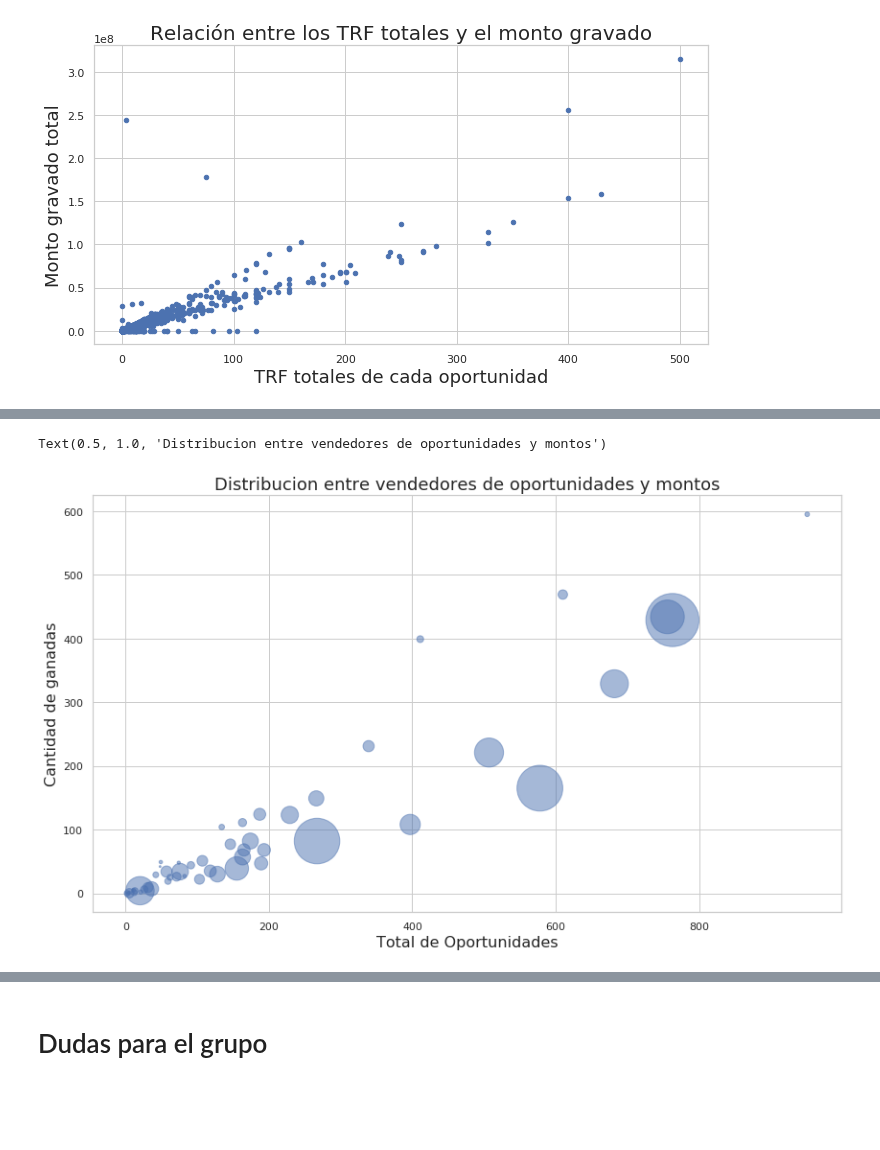
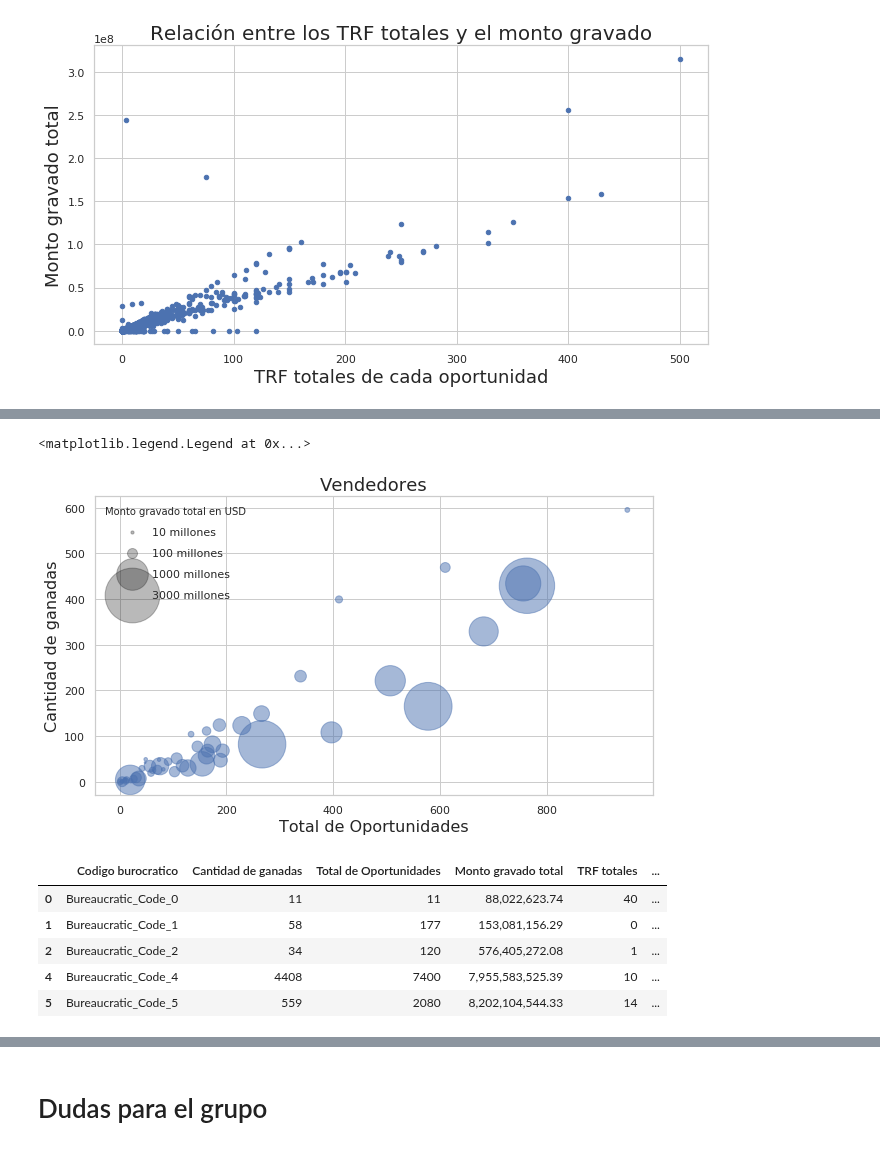
Before and after one commit to germanbc/Organizacion-de-Datos-2c2020-TP1, a Jupyter notebook: TP1 - German.ipynb, the cells around one changed output, grey strips where cells are left out. Saved outputs shown, nothing was run; the diff lists cells and outputs as text; code cells hidden in the pictures; blank space fills up the shorter version.

```diff
--- a/TP1 - German.ipynb
+++ b/TP1 - German.ipynb
@@ -546,14 +548,33 @@ burbujas.head(3)
-# %%
-#Cada burbuja es un vendedor. No se si queda claro. En que caso de que no, ver como aclararlo.
-#El tamaño del circulo es el monto total ganado por el vendedor. Vean si se puede agregar una leganda que lo aclare
-plt.figure(figsize=(14,8))
-plt.scatter('Total de Oportunidades', 'Cantidad de ganadas',
-             s='Monto Reescalado',
-             alpha=0.5,
-             data=burbujas)
-plt.xlabel("Total de Oportunidades", size=16)
-plt.ylabel("Cantidad de ganadas", size=16)
-plt.title("Distribucion entre vendedores de oportunidades y montos", size=18)
-# %% [output]
-Text(0.5, 1.0, 'Distribucion entre vendedores de oportunidades y montos')
-[figure, removed]
+# %%
+plt.figure(figsize=(10,5.5))
+plt.scatter('Total de Oportunidades', 'Cantidad de ganadas',
+             s='Monto Reescalado',
+             alpha=0.5,
+             data=bubbleVendedores,label=None)
+plt.xlabel("Total de Oportunidades", size=16)
+plt.ylabel("Cantidad de ganadas", size=16)
+plt.title("Vendedores", size=18)
+
+
+for area in [10, 100, 1000, 3000]:
+    plt.scatter([], [], c='k', alpha=0.3, s=area,
+                label=str(area) + ' millones')
+plt.legend(scatterpoints=1, frameon=False, labelspacing=1, title='Monto gravado total en USD')
+# %% [output]
+<matplotlib.legend.Legend at 0x...>
+[figure, added]
+# %%
+buro = eciWon.groupby(['Bureaucratic_Code']).agg({'ganada':['sum','count'],'Total_Taxable_Amount_(converted)':'sum','TRF_totales':'first'}).reset_index()
+buro.columns = ['Codigo burocratico','Cantidad de ganadas','Total de Oportunidades','Monto gravado total','TRF totales']
+buro['Monto Reescalado'] = buro['Monto gravado total'].apply(lambda x: x*0.00001)
+buro['Porcentaje de ganadas'] = (buro['Cantidad de ganadas']/buro['Total de Oportunidades'])*100
+#Sacamos los codigos que aparcen muy pocas veces para no caer en "la ecuacion mas peligrosa de la historia"
+buro = buro[buro['Total de Oportunidades']>2]
+buro
+# %% [output]
+|  | Codigo burocratico | Cantidad de ganadas | Total de Oportunidades | Monto gravado total | TRF totales | ... |
+| 0 | Bureaucratic_Code_0 | 11 | 11 | 88,022,623.74 | 40 | ... |
+| 1 | Bureaucratic_Code_1 | 58 | 177 | 153,081,156.29 | 0 | ... |
+| 2 | Bureaucratic_Code_2 | 34 | 120 | 576,405,272.08 | 1 | ... |
+| 4 | Bureaucratic_Code_4 | 4408 | 7400 | 7,955,583,525.39 | 10 | ... |
+| 5 | Bureaucratic_Code_5 | 559 | 2080 | 8,202,104,544.33 | 14 | ... |
```
Also changed, not shown: parts of 12 cells of this notebook.
